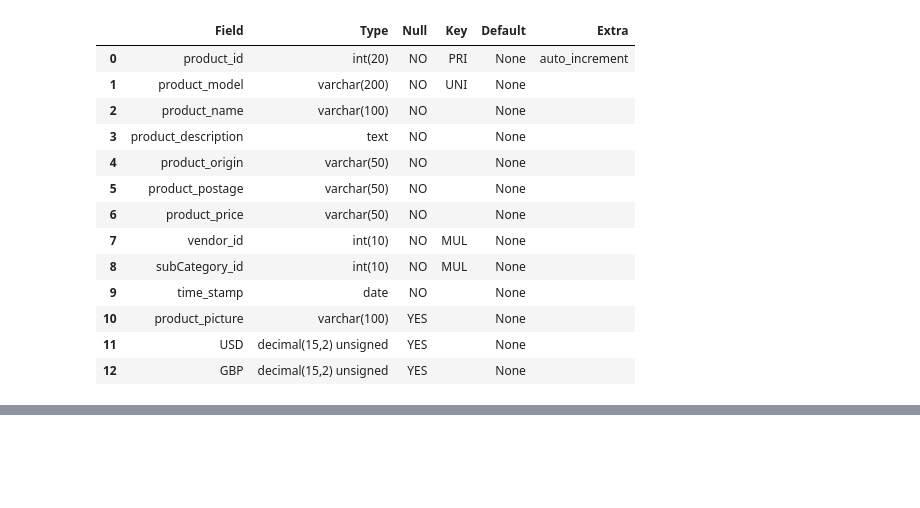
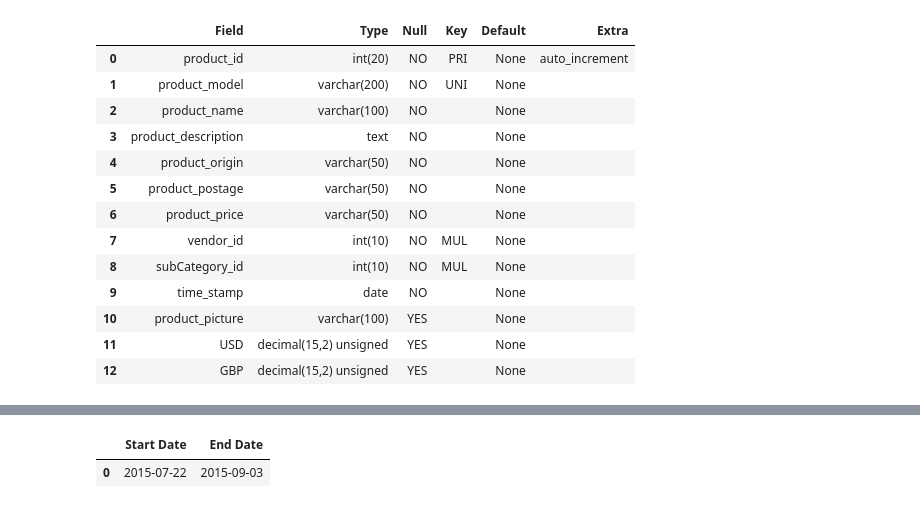
Before and after one commit to mauromsl/dark_web_datamining, a Jupyter notebook: python_src/python_analysis.ipynb, the cells around one changed output, grey strips where cells are left out. Cells and saved outputs as stored; diff of their text form; code cells hidden in the pictures; blank space fills up the shorter version.

```diff
--- a/python_src/python_analysis.ipynb
+++ b/python_src/python_analysis.ipynb
@@ -41,0 +53,7 @@ db.pandas_query('DESCRIBE tblProduct;')
+# %%
+db.pandas_query('''
+    SELECT min(time_stamp) as 'Start Date', max(time_stamp) as 'End Date' FROM tblProduct;
+    ''')
+# %% [output]
+|  | Start Date | End Date |
+| 0 | 2015-07-22 | 2015-09-03 |
```
Also changed, not shown: parts of 25 cells of this notebook.
